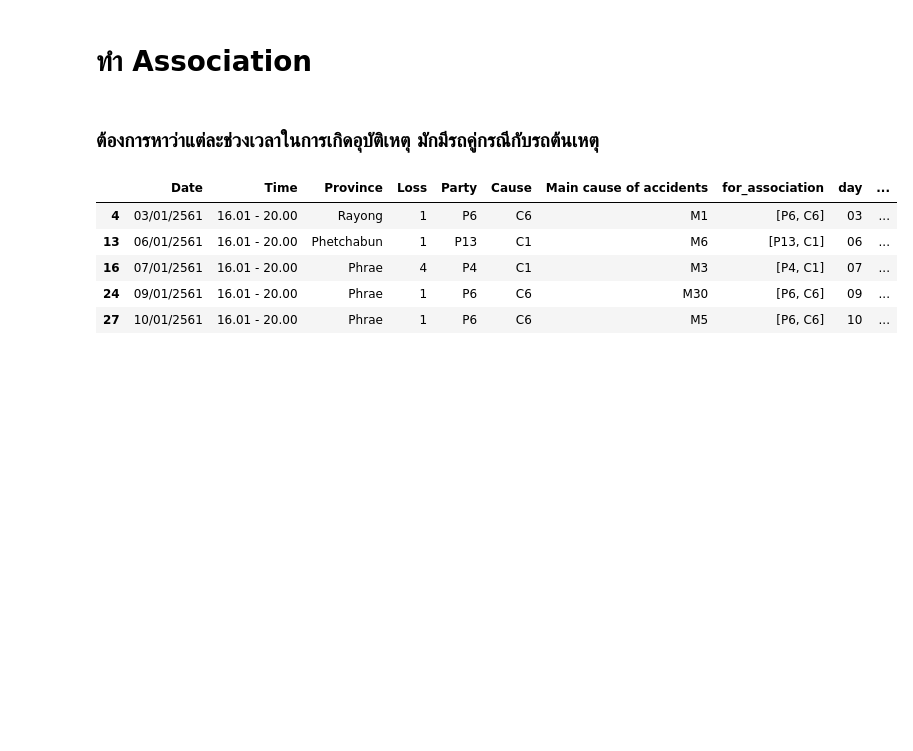
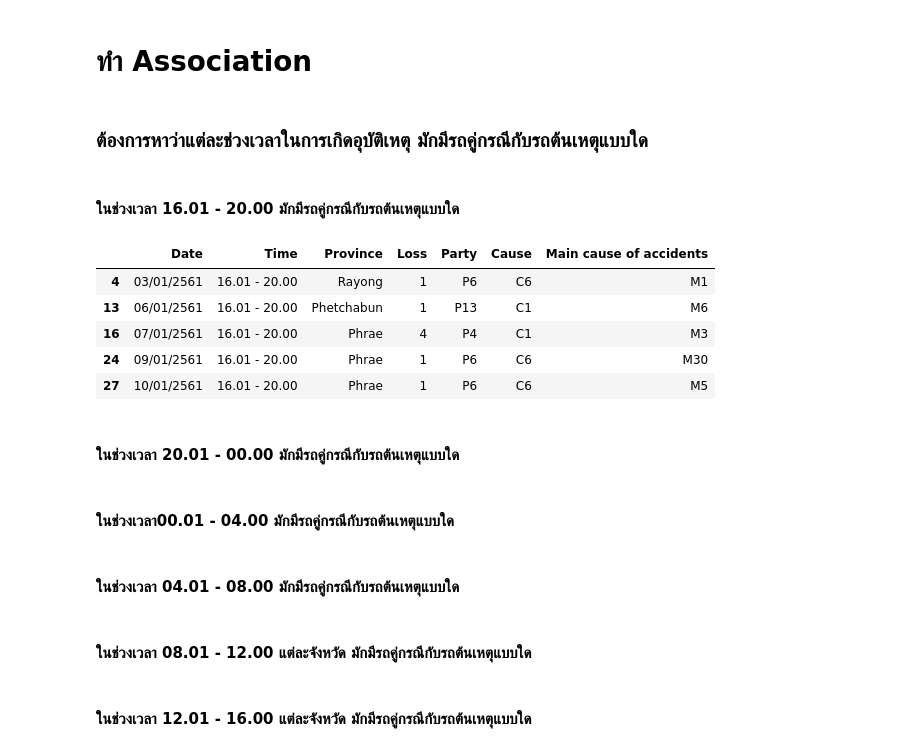
Before and after one commit to Aingon14/BSC_DPDM23, a Jupyter notebook: Group_project2.ipynb, the cells around one changed output. Drawn from its saved outputs; the diff is of its cells as text; code cells hidden in the pictures; blank space fills up the shorter version.

```diff
--- a/Group_project2.ipynb
+++ b/Group_project2.ipynb
@@ -1236,14 +1219,26 @@ import pandas as pd
 from mlxtend.frequent_patterns import apriori
 from mlxtend.frequent_patterns import association_rules
 # %% [markdown]
-### ต้องการหาว่าแต่ละช่วงเวลาในการเกิดอุบัติเหตุ มักมีรถคู่กรณีกับรถต้นเหตุ
+### ต้องการหาว่าแต่ละช่วงเวลาในการเกิดอุบัติเหตุ มักมีรถคู่กรณีกับรถต้นเหตุแบบใด
+# %% [markdown]
+#### ในช่วงเวลา 16.01 - 20.00 มักมีรถคู่กรณีกับรถต้นเหตุแบบใด
 # %%
-data_time1 = test_split[test_split["Time"]== '16.01 - 20.00']
+data_time1 = data_as1[data_as1["Time"]== '16.01 - 20.00']
 data_time1.head()
 # %% [output]
-|  | Date | Time | Province | Loss | Party | Cause | Main cause of accidents | for_association | day | ... |
-| 4 | 03/01/2561 | 16.01 - 20.00 | Rayong | 1 | P6 | C6 | M1 | [P6, C6] | 03 | ... |
-| 13 | 06/01/2561 | 16.01 - 20.00 | Phetchabun | 1 | P13 | C1 | M6 | [P13, C1] | 06 | ... |
-| 16 | 07/01/2561 | 16.01 - 20.00 | Phrae | 4 | P4 | C1 | M3 | [P4, C1] | 07 | ... |
-| 24 | 09/01/2561 | 16.01 - 20.00 | Phrae | 1 | P6 | C6 | M30 | [P6, C6] | 09 | ... |
-| 27 | 10/01/2561 | 16.01 - 20.00 | Phrae | 1 | P6 | C6 | M5 | [P6, C6] | 10 | ... |
+|  | Date | Time | Province | Loss | Party | Cause | Main cause of accidents |
+| 4 | 03/01/2561 | 16.01 - 20.00 | Rayong | 1 | P6 | C6 | M1 |
+| 13 | 06/01/2561 | 16.01 - 20.00 | Phetchabun | 1 | P13 | C1 | M6 |
+| 16 | 07/01/2561 | 16.01 - 20.00 | Phrae | 4 | P4 | C1 | M3 |
+| 24 | 09/01/2561 | 16.01 - 20.00 | Phrae | 1 | P6 | C6 | M30 |
+| 27 | 10/01/2561 | 16.01 - 20.00 | Phrae | 1 | P6 | C6 | M5 |
+# %% [markdown]
+#### ในช่วงเวลา 20.01 - 00.00 มักมีรถคู่กรณีกับรถต้นเหตุแบบใด
+# %% [markdown]
+#### ในช่วงเวลา00.01 - 04.00 มักมีรถคู่กรณีกับรถต้นเหตุแบบใด
+# %% [markdown]
+#### ในช่วงเวลา 04.01 - 08.00 มักมีรถคู่กรณีกับรถต้นเหตุแบบใด
+# %% [markdown]
+#### ในช่วงเวลา 08.01 - 12.00 แต่ละจังหวัด มักมีรถคู่กรณีกับรถต้นเหตุแบบใด
+# %% [markdown]
+#### ในช่วงเวลา 12.01 - 16.00 แต่ละจังหวัด มักมีรถคู่กรณีกับรถต้นเหตุแบบใด
```
Also changed, not shown: parts of 1 cell of this notebook.
